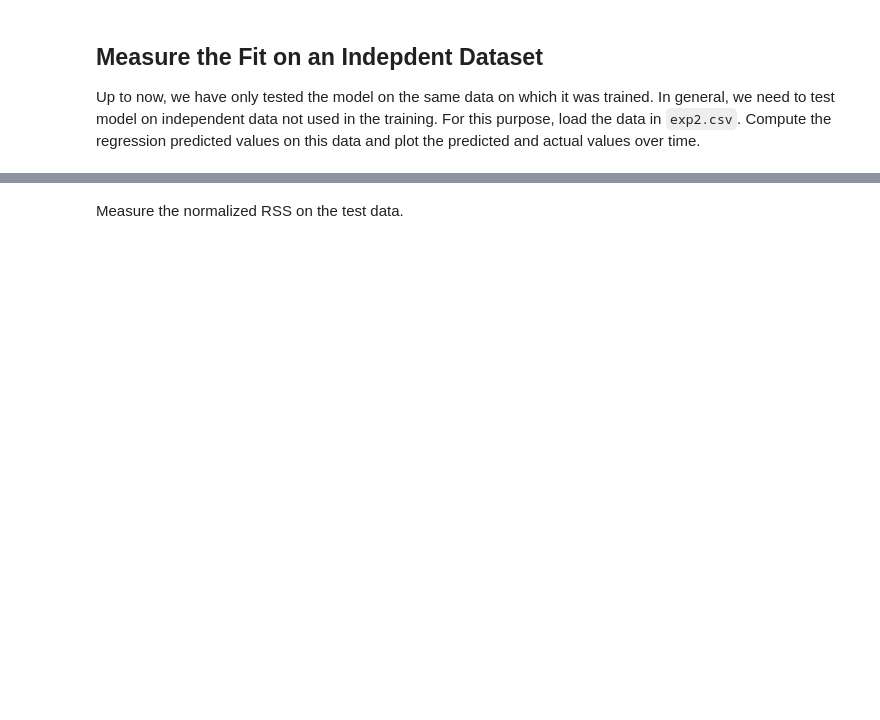
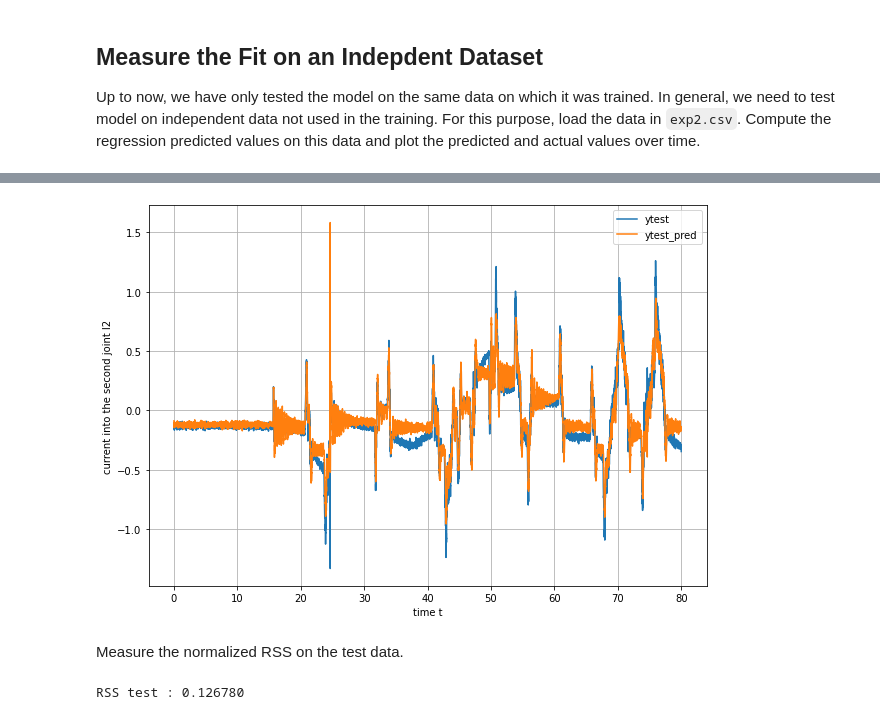
Before and after one commit to siddharthchd/introml, a Jupyter notebook: unit3/lab_robot_calib_partial-Copy1.ipynb, the cells around one changed output, grey strips where cells are left out. Drawn from its saved outputs; the diff is of its cells as text; code cells hidden in the pictures; blank space fills up the shorter version.

```diff
--- a/unit3/lab_robot_calib_partial-Copy1.ipynb
+++ b/unit3/lab_robot_calib_partial-Copy1.ipynb
@@ -102,0 +116,5 @@ Up to now, we have only tested the model on the same data on which it was traine
+# %%
+# TODO
+df_test = pd.read_csv('exp2.csv', index_col = 0, header = None, delim_whitespace = False, names = names, na_values = float)
+print(df_test.shape)
+df_test.head()
@@ -103,2 +130,17 @@ Up to now, we have only tested the model on the same data on which it was traine
+# %%
+ytest = df_test['I2']
+Xtest = df_test[['q2', 'dq2', 'eps21', 'eps22', 'eps31', 'eps32', 'ddq2']]
+ytest_pred = regr.predict(Xtest)
+
+plt.figure(figsize = (10, 7))
+plt.plot(df_test.index, ytest)
+plt.plot(df_test.index, ytest_pred)
+plt.xlabel('time t')
+plt.ylabel('current into the second joint I2')
+plt.legend(['ytest', 'ytest_pred'])
+plt.grid()
+plt.show()
+# %% [output]
+[figure, added]
 # %% [markdown]
 Measure the normalized RSS on the test data.
@@ -107,0 +147,6 @@ Measure the normalized RSS on the test data.
+# %%
+# TODO
+RSS_test = np.mean((ytest_pred - ytest) ** 2) / (np.std(ytest) ** 2)
+print('RSS test : {0:f}'.format(RSS_test))
+# %% [output]
+RSS test : 0.126780
```
Also changed, not shown: parts of 12 cells of this notebook.
